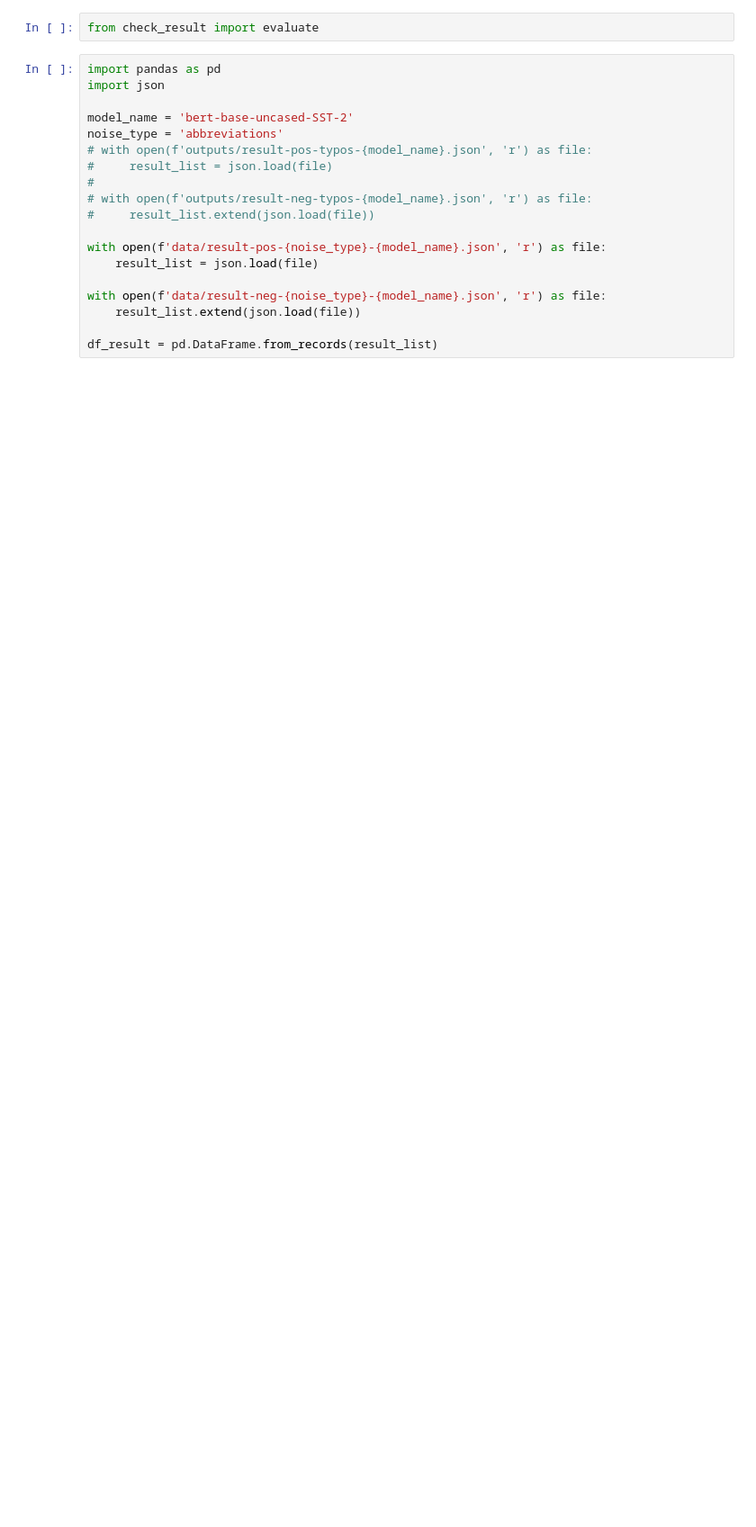
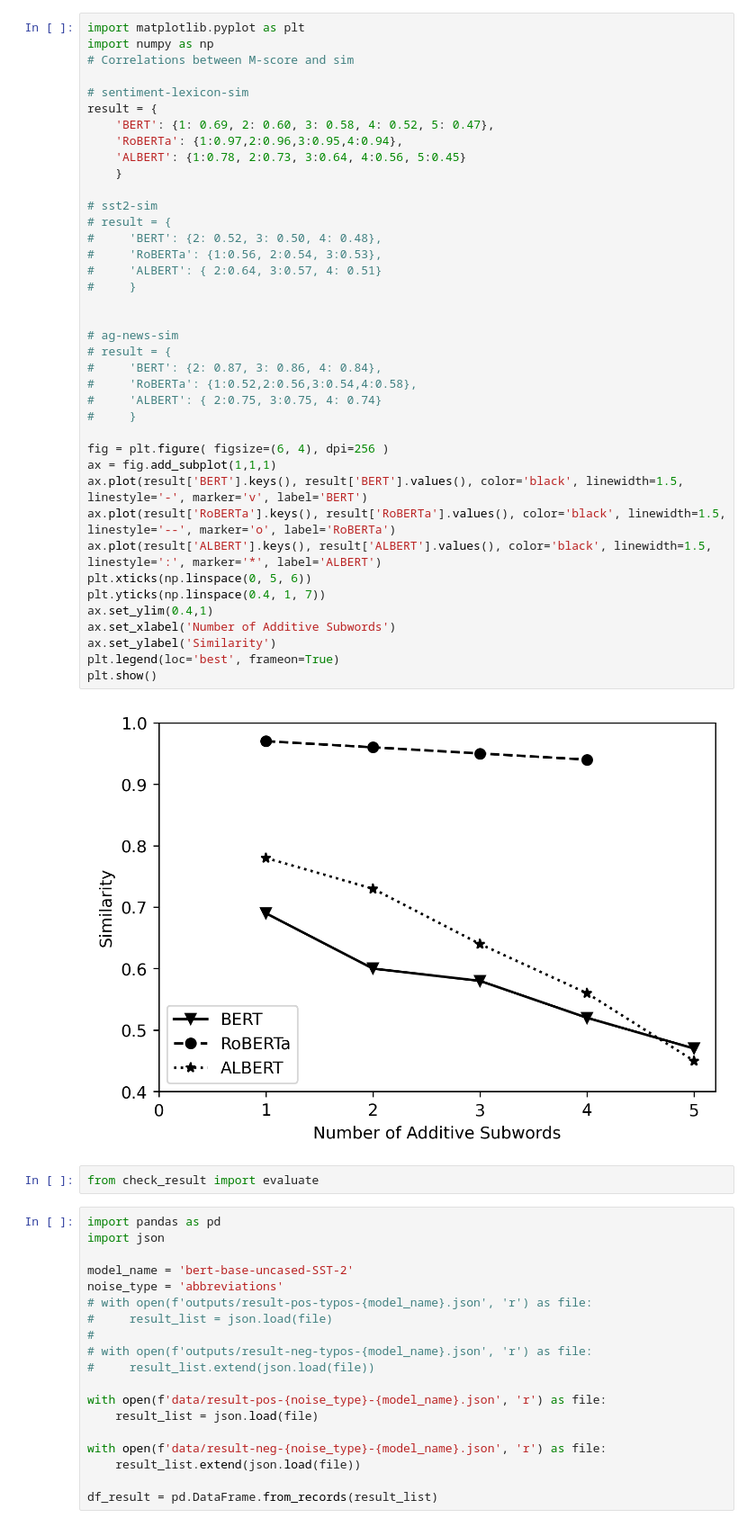
Before and after one commit to xinzhel/word_corruption, a Jupyter notebook: check_result.ipynb, the cells around one changed output. Shown: that part at 90% size. Saved outputs shown, nothing was run; the diff lists cells and outputs as text; blank space fills up the shorter version.

```diff
--- a/check_result.ipynb
+++ b/check_result.ipynb
@@ -1,3 +1,44 @@
+# %%
+import matplotlib.pyplot as plt
+import numpy as np
+# Correlations between M-score and sim
+
+# sentiment-lexicon-sim
+result = {
+    'BERT': {1: 0.69, 2: 0.60, 3: 0.58, 4: 0.52, 5: 0.47},
+    'RoBERTa': {1:0.97,2:0.96,3:0.95,4:0.94},
+    'ALBERT': {1:0.78, 2:0.73, 3:0.64, 4:0.56, 5:0.45}
+    }
+
+# sst2-sim
+# result = {
+#     'BERT': {2: 0.52, 3: 0.50, 4: 0.48},
+#     'RoBERTa': {1:0.56, 2:0.54, 3:0.53},
+#     'ALBERT': { 2:0.64, 3:0.57, 4: 0.51}
+#     }
+
+
+# ag-news-sim
+# result = {
+#     'BERT': {2: 0.87, 3: 0.86, 4: 0.84},
+#     'RoBERTa': {1:0.52,2:0.56,3:0.54,4:0.58},
+#     'ALBERT': { 2:0.75, 3:0.75, 4: 0.74}
+#     }
+
+fig = plt.figure( figsize=(6, 4), dpi=256 )
+ax = fig.add_subplot(1,1,1)
+ax.plot(result['BERT'].keys(), result['BERT'].values(), color='black', linewidth=1.5, linestyle='-', marker='v', label='BERT')
+ax.plot(result['RoBERTa'].keys(), result['RoBERTa'].values(), color='black', linewidth=1.5, linestyle='--', marker='o', label='RoBERTa')
+ax.plot(result['ALBERT'].keys(), result['ALBERT'].values(), color='black', linewidth=1.5, linestyle=':', marker='*', label='ALBERT')
+plt.xticks(np.linspace(0, 5, 6))
+plt.yticks(np.linspace(0.4, 1, 7))
+ax.set_ylim(0.4,1)
+ax.set_xlabel('Number of Additive Subwords')
+ax.set_ylabel('Similarity')
+plt.legend(loc='best', frameon=True)
+plt.show()
+# %% [output]
+[figure, added]
 # %%
 from check_result import evaluate
 # %%
```
Also changed, not shown: 2 other files.
